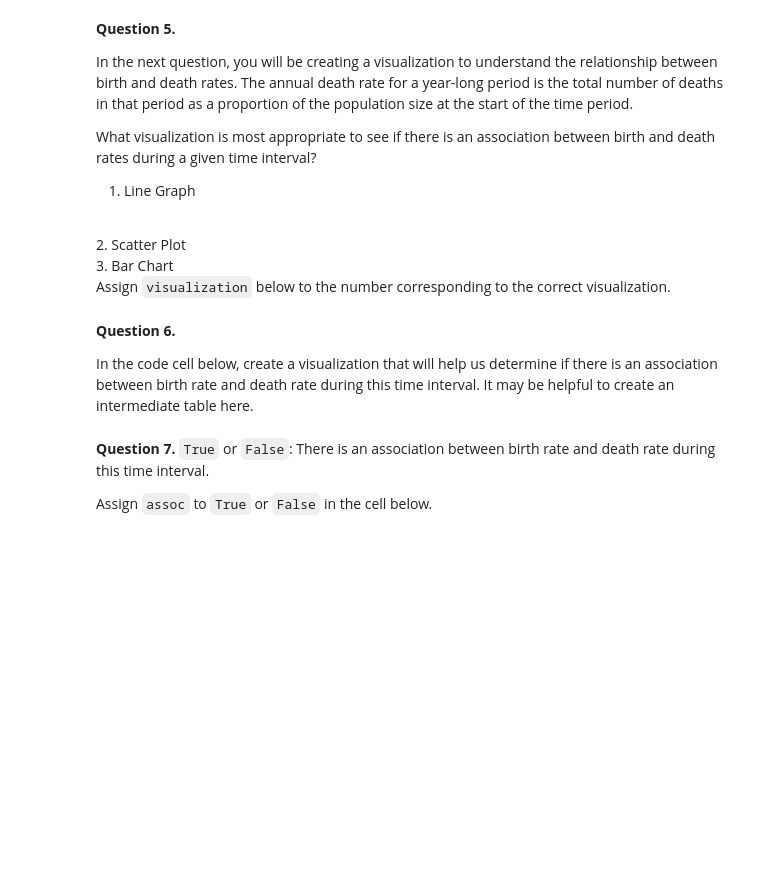
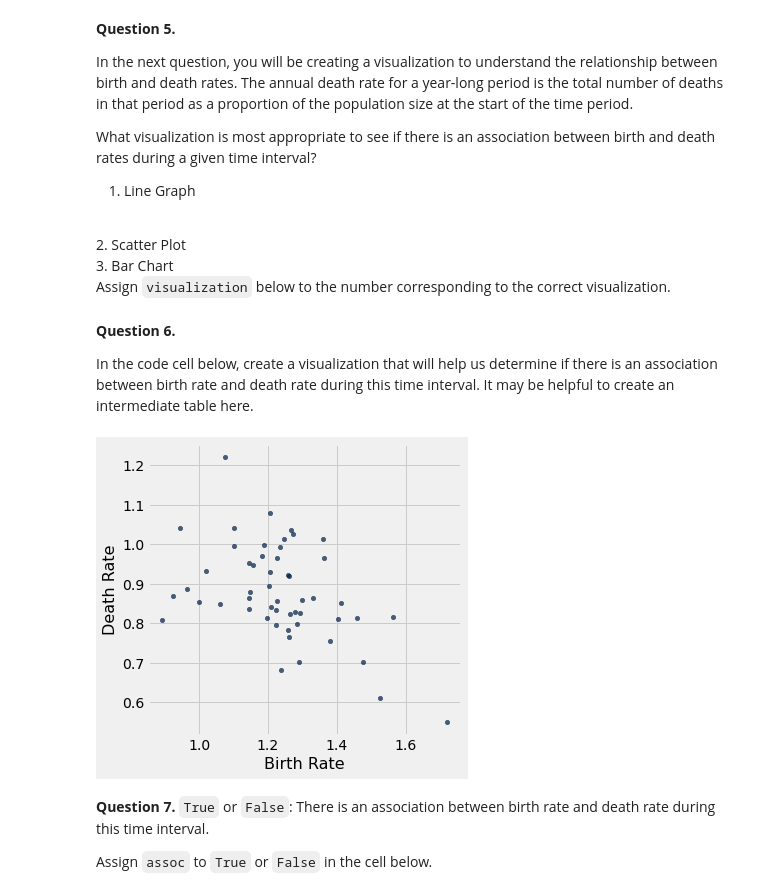
Before and after one commit to Theling1/UMBC-IS296-Spring2022-EL, a Jupyter notebook: hw/hw03/hw03.ipynb, the cells around one changed output. Cells and saved outputs as stored; diff of their text form; code cells hidden in the pictures; blank space fills up the shorter version.

```diff
--- a/hw/hw03/hw03.ipynb
+++ b/hw/hw03/hw03.ipynb
@@ -251,3 +329,12 @@ manual: true
+# %%
+# Generate your chart in this cell
+birth_death = Table().with_columns(
+    'Birth Rate', pop.column('BIRTHS') / pop.column('2015') * 100,
+    'Death Rate', pop.column('DEATHS') / pop.column('2015') * 100
+)
+birth_death.scatter('Birth Rate','Death Rate')
+# %% [output]
+[figure, added]
 # %% [markdown]
 <!-- END QUESTION -->
 
```
Also changed, not shown: parts of 34 cells of this notebook.
